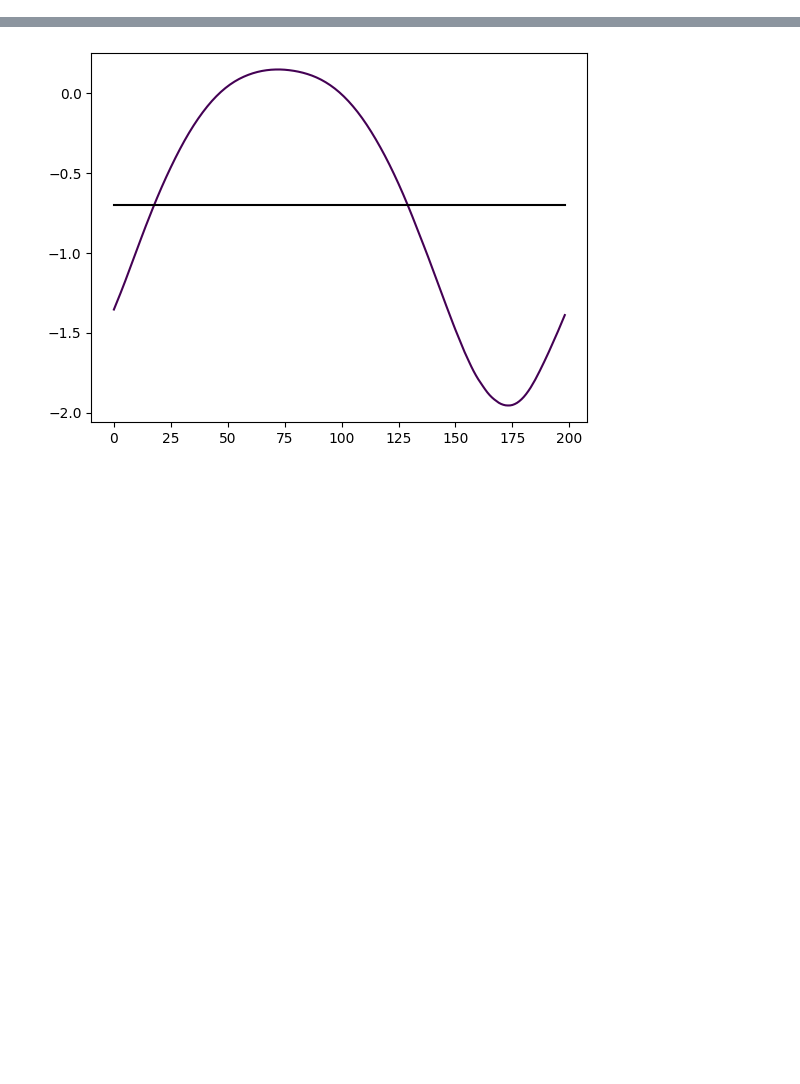
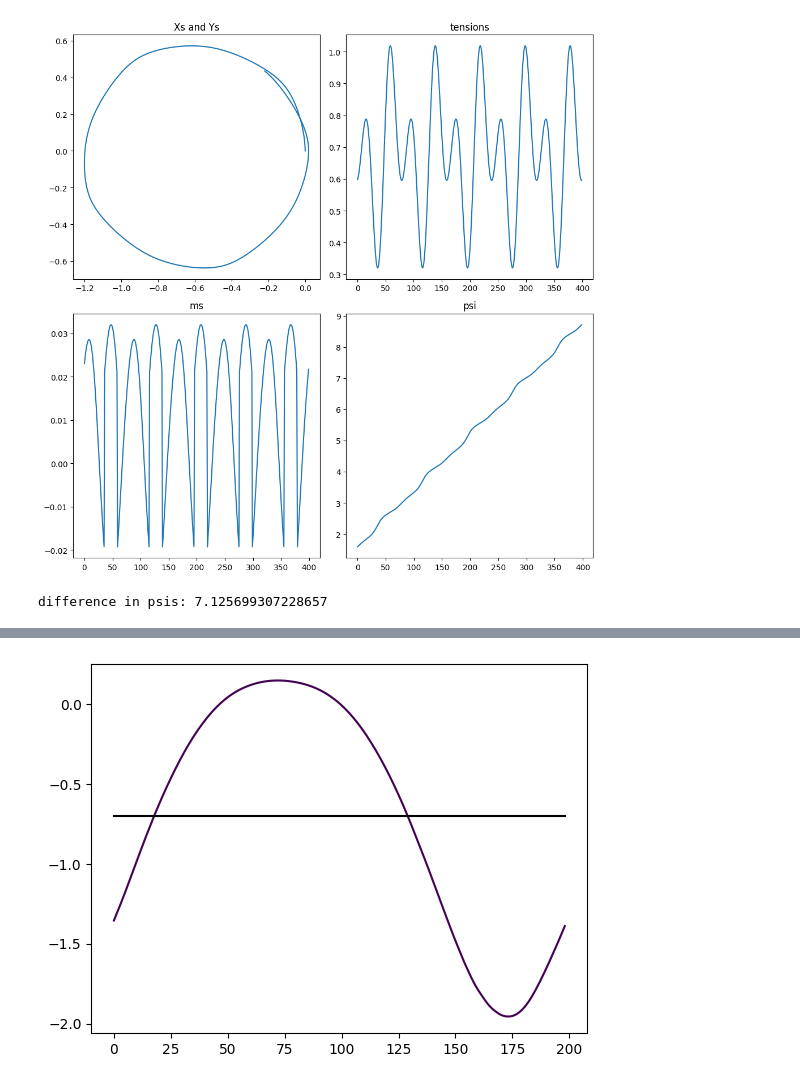
Before and after one commit to HappyTurtle99/master-proj-cell-shp-mechanics, a Jupyter notebook: forward_backward.ipynb, the cells around one changed output, grey strips where cells are left out. Saved outputs shown, nothing was run; the diff lists cells and outputs as text; code cells hidden in the pictures; blank space fills up the shorter version.

```diff
--- a/forward_backward.ipynb
+++ b/forward_backward.ipynb
@@ -15,3 +43,48 @@ Length: 4.39822971502571
+# %%
+deltax = L / len(sigmas)
+
+tns = sint.cumulative_trapezoid(ms, dx=deltax, initial=0)
+dtns = np.diff(tns)
+z = sigmas[0] - sigmas[-1]
+dtns = np.append(dtns, z)
+
+dtns /= deltax
+
+kappas = (np.ones(len(dtns)) + dtns) / sigmas
+psis = sint.cumulative_trapezoid(kappas, dx=deltax) + 0.5 * np.pi * np.ones(len(kappas)-1)
+xs = sint.cumulative_trapezoid(np.cos(psis), dx=deltax, initial=0)
+ys = sint.cumulative_trapezoid(np.sin(psis), dx=deltax, initial=0)
+
+plt.figure(figsize=(10, 10))
+
+# Plot xs and ys
+plt.subplot(2,2,1)
+plt.plot(xs, ys)
+plt.axis('equal')
+plt.title('Xs and Ys')
+
+# Plot xs and ys
+plt.subplot(2,2,2)
+plt.plot(sigmas)
+plt.title('tensions')
+
+# Plot xs and ys
+plt.subplot(2,2,3)
+plt.plot(ms)
+plt.title('ms')
+
+# Plot xs and ys
+plt.subplot(2,2,4)
+plt.plot(psis)
+plt.title('psi')
+
+plt.tight_layout()
+plt.show()
+
+print(f'difference in psis: {(psis[-1] - psis[0])}')
+# %% [output]
+[figure, added]
+difference in psis: 7.125699307228657
 # %%
 import numpy as np
 
```
Also changed, not shown: parts of 7 cells of this notebook, 3 other files.
